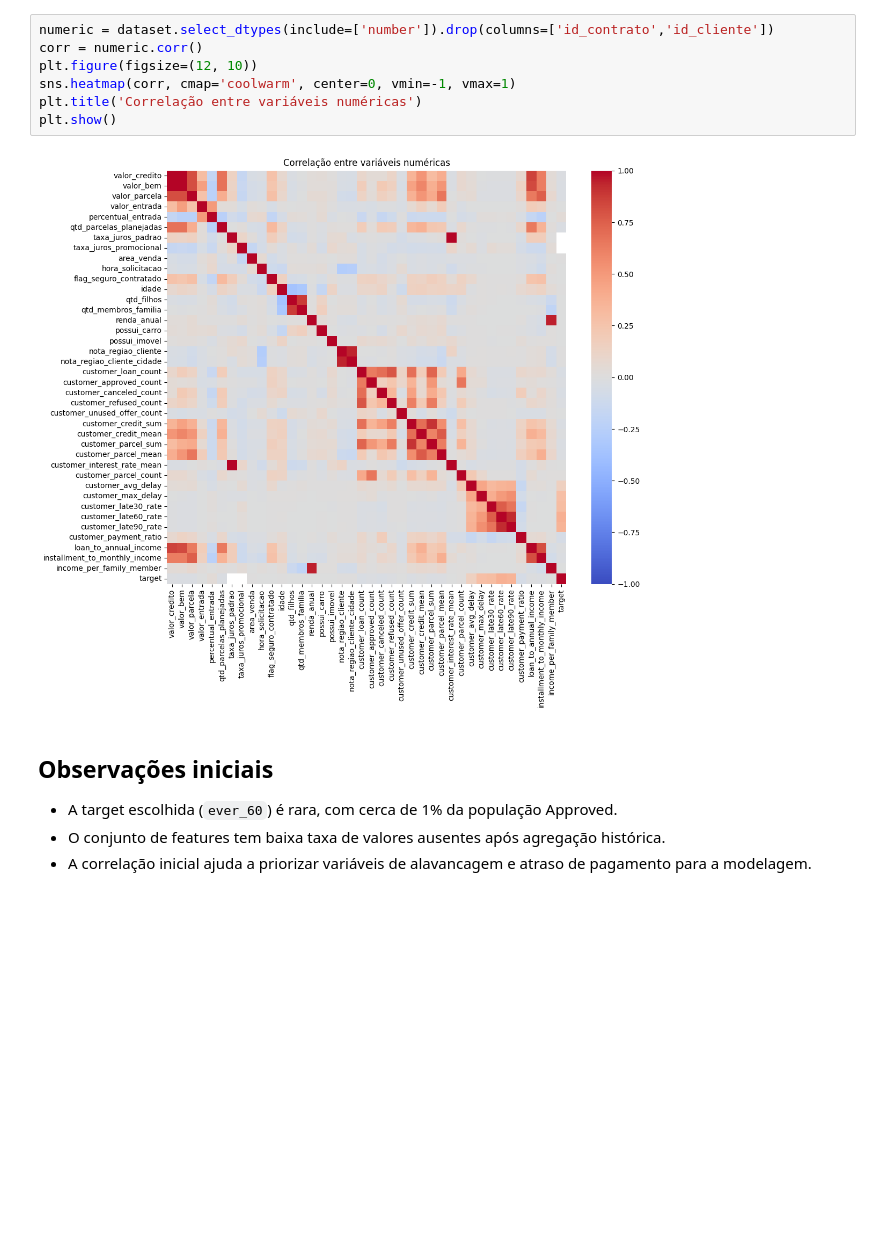
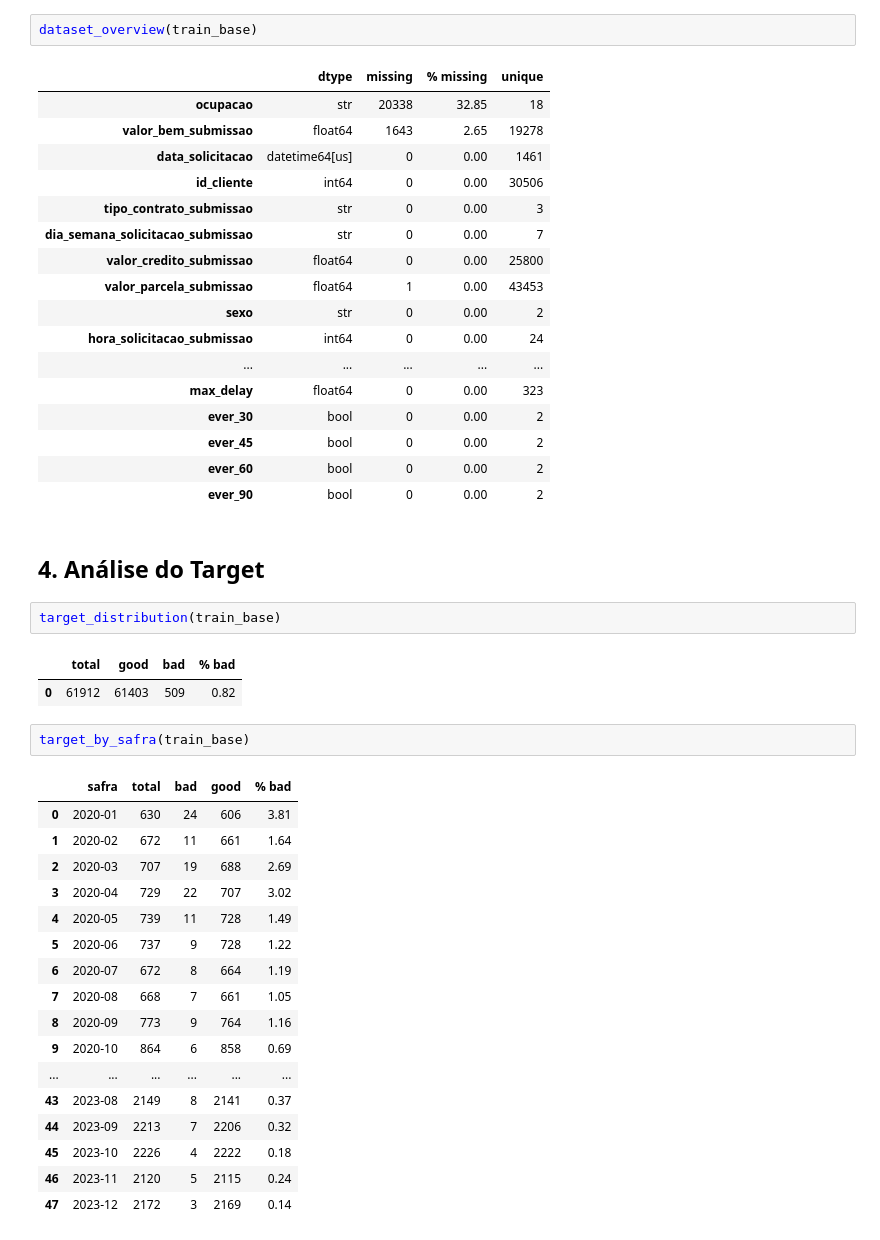
Before and after one commit to RenanScavazzini/case_datarisk, a Jupyter notebook: notebooks/03_eda.ipynb, the cells around one changed output. Cells and saved outputs as stored; diff of their text form; blank space fills up the shorter version.

```diff
--- a/notebooks/03_eda.ipynb
+++ b/notebooks/03_eda.ipynb
@@ -64,15 +35,47 @@ dtype: float64
 # %%
-numeric = dataset.select_dtypes(include=['number']).drop(columns=['id_contrato','id_cliente'])
-corr = numeric.corr()
-plt.figure(figsize=(12, 10))
-sns.heatmap(corr, cmap='coolwarm', center=0, vmin=-1, vmax=1)
-plt.title('Correlação entre variáveis numéricas')
-plt.show()
+dataset_overview(train_base)
 # %% [output]
-[figure, removed]
+|  | dtype | missing | % missing | unique |
+| ocupacao | str | 20338 | 32.85 | 18 |
+| valor_bem_submissao | float64 | 1643 | 2.65 | 19278 |
+| data_solicitacao | datetime64[us] | 0 | 0.00 | 1461 |
+| id_cliente | int64 | 0 | 0.00 | 30506 |
+| tipo_contrato_submissao | str | 0 | 0.00 | 3 |
+| dia_semana_solicitacao_submissao | str | 0 | 0.00 | 7 |
+| valor_credito_submissao | float64 | 0 | 0.00 | 25800 |
+| valor_parcela_submissao | float64 | 1 | 0.00 | 43453 |
+| sexo | str | 0 | 0.00 | 2 |
+| hora_solicitacao_submissao | int64 | 0 | 0.00 | 24 |
+| ... | ... | ... | ... | ... |
+| max_delay | float64 | 0 | 0.00 | 323 |
+| ever_30 | bool | 0 | 0.00 | 2 |
+| ever_45 | bool | 0 | 0.00 | 2 |
+| ever_60 | bool | 0 | 0.00 | 2 |
+| ever_90 | bool | 0 | 0.00 | 2 |
 # %% [markdown]
-## Observações iniciais
-
-- A target escolhida (`ever_60`) é rara, com cerca de 1% da população Approved.
-- O conjunto de features tem baixa taxa de valores ausentes após agregação histórica.
-- A correlação inicial ajuda a priorizar variáveis de alavancagem e atraso de pagamento para a modelagem.
+## 4. Análise do Target
+# %%
+target_distribution(train_base)
+# %% [output]
+|  | total | good | bad | % bad |
+| 0 | 61912 | 61403 | 509 | 0.82 |
+# %%
+target_by_safra(train_base)
+# %% [output]
+|  | safra | total | bad | good | % bad |
+| 0 | 2020-01 | 630 | 24 | 606 | 3.81 |
+| 1 | 2020-02 | 672 | 11 | 661 | 1.64 |
+| 2 | 2020-03 | 707 | 19 | 688 | 2.69 |
+| 3 | 2020-04 | 729 | 22 | 707 | 3.02 |
+| 4 | 2020-05 | 739 | 11 | 728 | 1.49 |
+| 5 | 2020-06 | 737 | 9 | 728 | 1.22 |
+| 6 | 2020-07 | 672 | 8 | 664 | 1.19 |
+| 7 | 2020-08 | 668 | 7 | 661 | 1.05 |
+| 8 | 2020-09 | 773 | 9 | 764 | 1.16 |
+| 9 | 2020-10 | 864 | 6 | 858 | 0.69 |
+| ... | ... | ... | ... | ... | ... |
+| 43 | 2023-08 | 2149 | 8 | 2141 | 0.37 |
+| 44 | 2023-09 | 2213 | 7 | 2206 | 0.32 |
+| 45 | 2023-10 | 2226 | 4 | 2222 | 0.18 |
+| 46 | 2023-11 | 2120 | 5 | 2115 | 0.24 |
+| 47 | 2023-12 | 2172 | 3 | 2169 | 0.14 |
```
Also changed, not shown: parts of 24 cells of this notebook, 9 other files.
